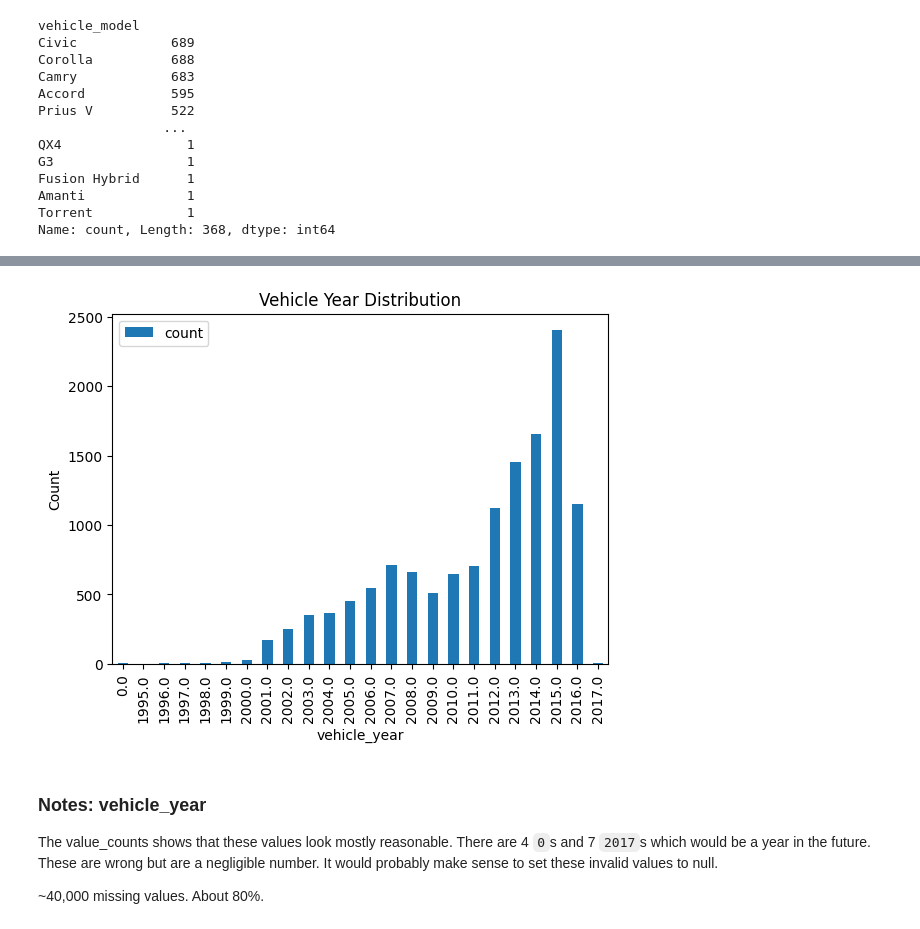
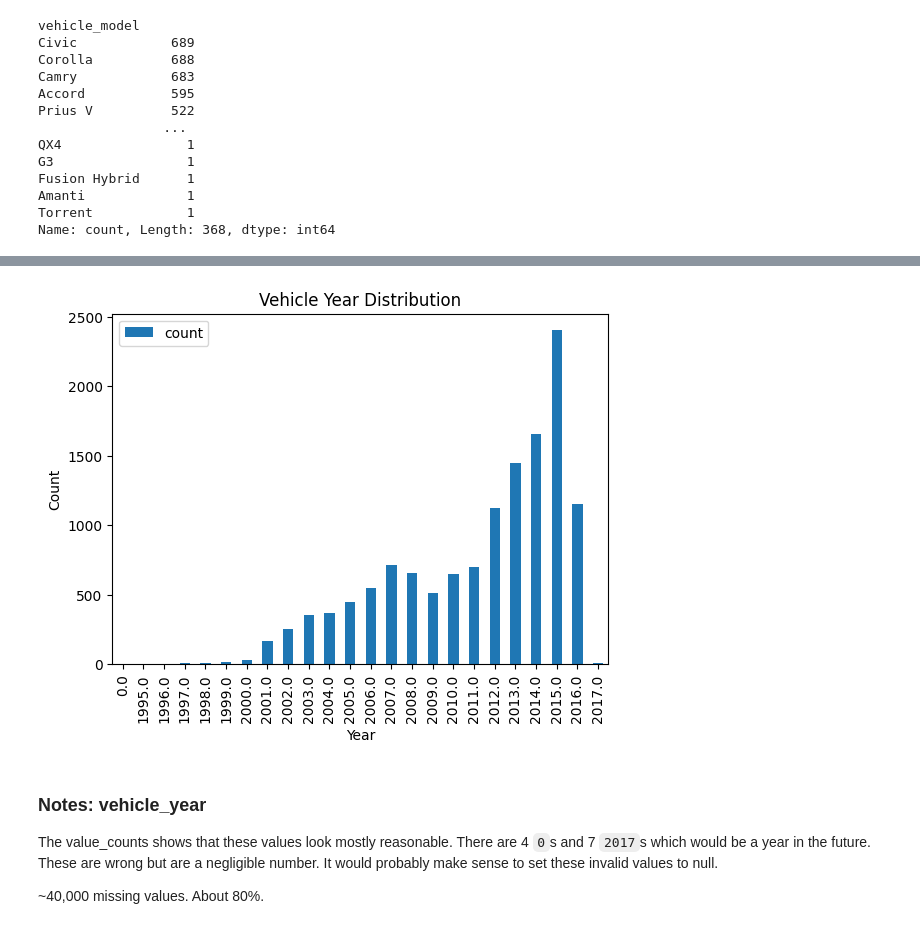
Before and after one commit to schraj/Uber-driver-churn-prediction, a Jupyter notebook: churn_prediction.ipynb, the cells around one changed output, grey strips where cells are left out. Saved outputs shown, nothing was run; the diff lists cells and outputs as text; code cells hidden in the pictures.

```diff
--- a/churn_prediction.ipynb
+++ b/churn_prediction.ipynb
@@ -396,14 +389,15 @@ Name: count, dtype: int64
 # %%
 test_df = pd.DataFrame(df_f['vehicle_year'].value_counts())
 test_df = test_df.reset_index()
 test_df.sort_values(by='vehicle_year', inplace=True)
 test_df.plot(kind='bar', x='vehicle_year', y='count')
 plt.title('Vehicle Year Distribution')
 plt.ylabel('Count')
+plt.xlabel('Year')
 plt.subplots_adjust(bottom=0.15)
 plt.show()
 # %% [output]
-[figure, old version]
+[figure, new version]
 # %% [markdown]
 ### Notes: vehicle_year
 The value_counts shows that these values look mostly reasonable. There are 4 `0`s and 7 `2017`s which would be a year in the future.  These are wrong but are a negligible number.  It would probably make sense to set these invalid values to null.
```
Also changed, not shown: parts of 14 cells of this notebook.
